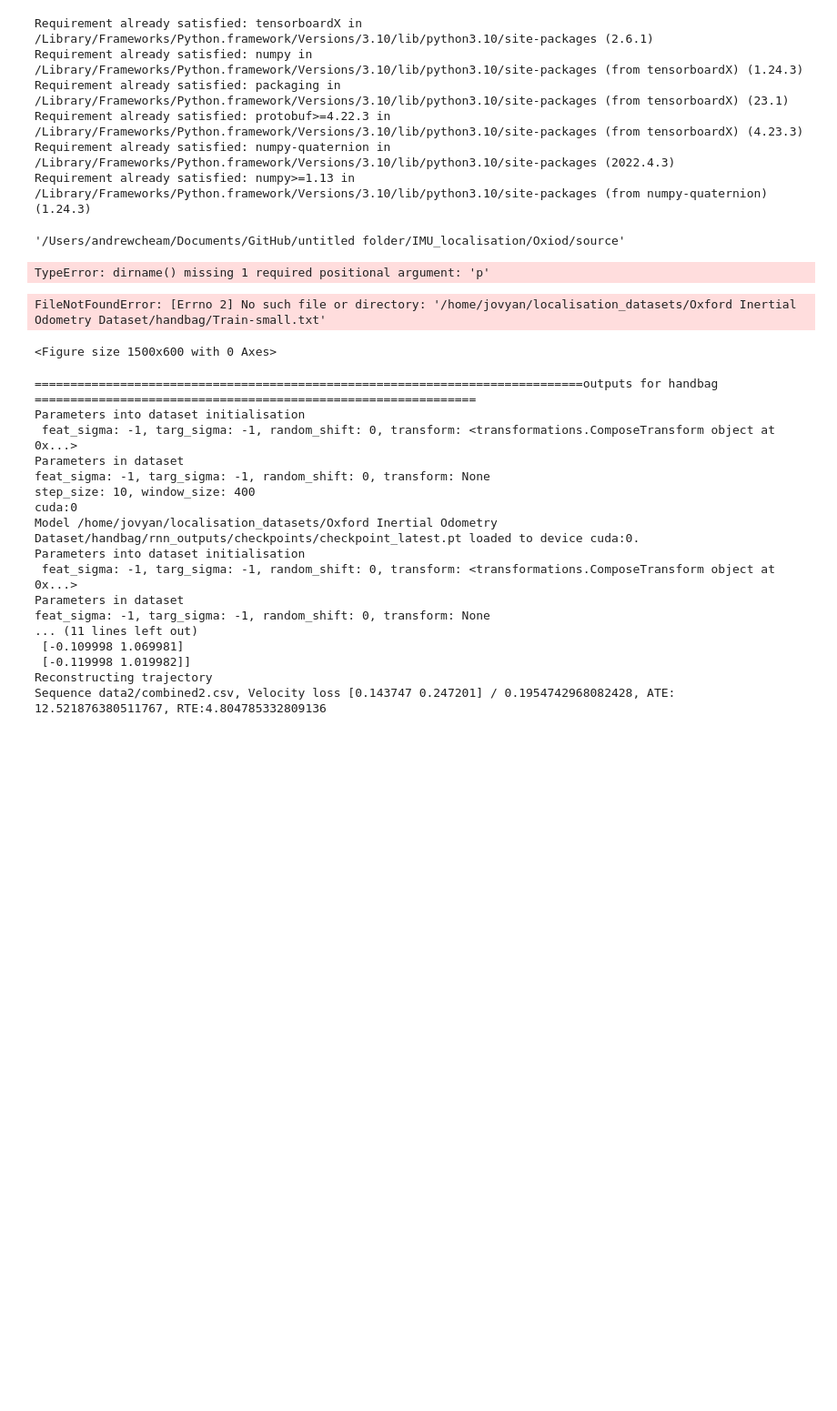
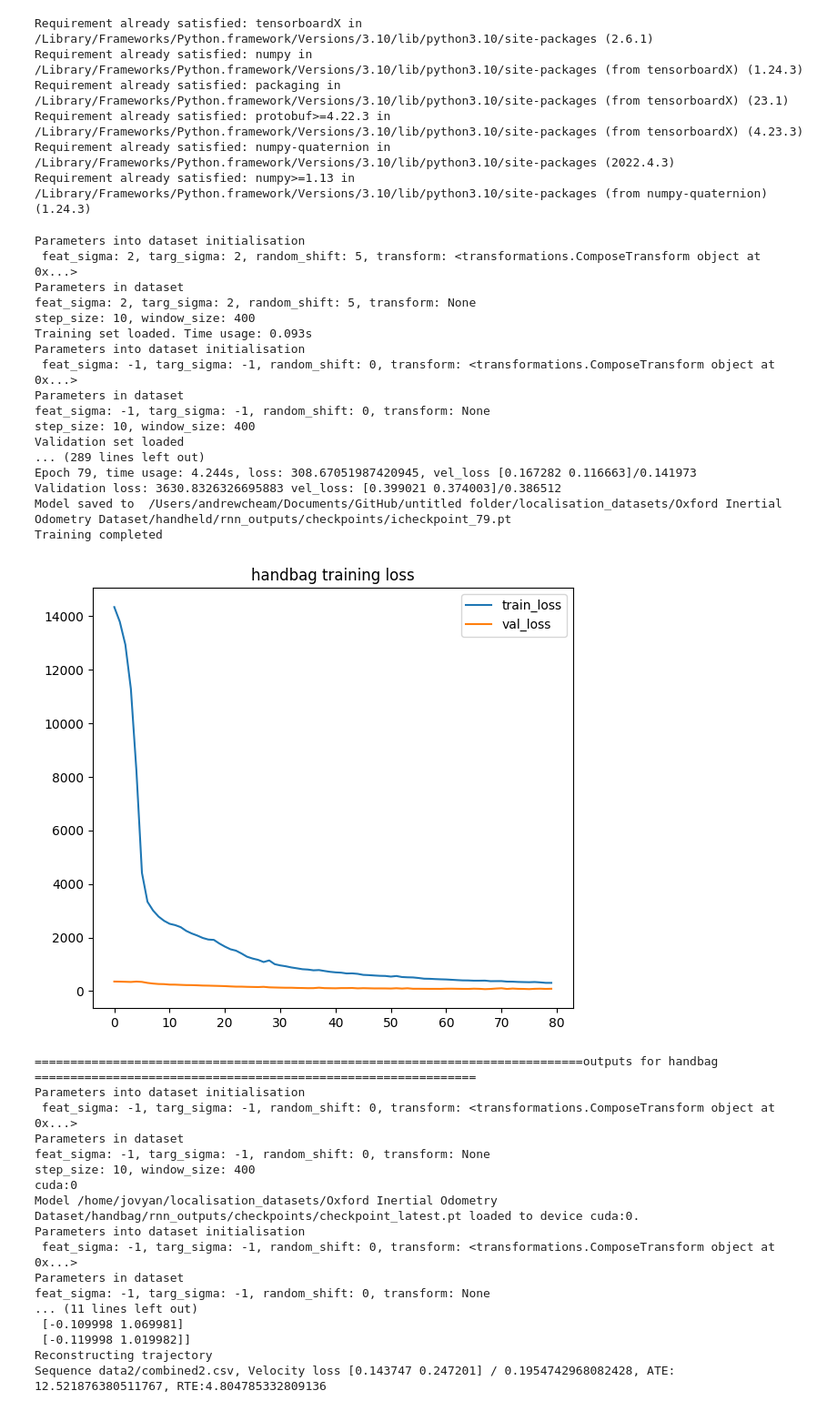
Before and after one commit to AndrewCheam/IMU_localisation, a Jupyter notebook: Oxiod/source/Oxiod_RNN.ipynb, the cells around one changed output. Shown: that part at 91% size. Cells and saved outputs as stored; diff of their text form; code cells hidden in the pictures; blank space fills up the shorter version.

Commit message:
added the paths

```diff
--- a/Oxiod/source/Oxiod_RNN.ipynb
+++ b/Oxiod/source/Oxiod_RNN.ipynb
@@ -71,9 +71,11 @@ class RNNModel(nn.Module):
 import argparse
 args = argparse.Namespace()
 
+dataset_folder = osp.join(Path(os.getcwd()).parents[2], 'localisation_datasets')
+
 #Paths to different files
 args.type = 'rnn' #choices=['tcn', 'lstm', 'lstm_bi']
-args.root_dir = '/home/jovyan/localisation_datasets/Oxford Inertial Odometry Dataset/handheld'
+args.root_dir = osp.join(dataset_folder, 'Oxford Inertial Odometry Dataset/handheld')
 args.train_list = osp.join(args.root_dir, 'Train.txt')
 args.val_list = osp.join(args.root_dir, 'Validation.txt')
 args.test_list = osp.join(args.root_dir, 'Test.txt')
@@ -578,36 +580,44 @@ def test(args, **kwargs):
     measure = format_string('ATE', 'RTE', sep='\t')
     values = format_string(np.mean(ate_all), np.mean(rte_all), sep='\t')
     print(measure, '\n', values)
-# %%
-os.getcwd()
-# %% [output]
-'/Users/andrewcheam/Documents/GitHub/untitled folder/IMU_localisation/Oxiod/source'
-# %%
-osp.dirname()
-# %% [output]
-TypeError: dirname() missing 1 required positional argument: 'p'
 # %%
 #data_path_list = ['handbag', 'handheld', 'pocket', 'running', 'slow walking', 'trolley', 'large scale']
 data_path_list = ['handbag']
 i = 1
 fig = plt.figure(figsize=(15, 6))
 fig.tight_layout()
 for data in data_path_list:
-    args.root_dir = osp.join('/home/jovyan/localisation_datasets/Oxford Inertial Odometry Dataset', data)
+    args.root_dir = osp.join(dataset_folder, 'Oxford Inertial Odometry Dataset/handheld')
     args.train_list = osp.join(args.root_dir, 'Train-small.txt')
     args.val_list = osp.join(args.root_dir, 'Validation.txt')
     args.model_path = osp.join(args.out_dir, 'checkpoints/checkpoint_latest.pt')
     args.out_dir = osp.join(args.root_dir, args.type + '_outputs')
     train_losses, val_losses = train(args)
     plt.subplot(math.ceil(len(data_path_list) / 2), 2 , i)
     plt.plot(train_losses)
     plt.plot(val_losses)
     plt.title(data+' training loss')
     plt.legend(['train_loss', 'val_loss'])
     i += 1
 # %% [output]
-FileNotFoundError: [Errno 2] No such file or directory: '/home/jovyan/localisation_datasets/Oxford Inertial Odometry Dataset/handbag/Train-small.txt'
+Parameters into dataset initialisation
+ feat_sigma: 2, targ_sigma: 2, random_shift: 5, transform: <transformations.ComposeTransform object at 0x...>
+Parameters in dataset
+feat_sigma: 2, targ_sigma: 2, random_shift: 5, transform: None
+step_size: 10, window_size: 400
+Training set loaded. Time usage: 0.093s
+Parameters into dataset initialisation
+ feat_sigma: -1, targ_sigma: -1, random_shift: 0, transform: <transformations.ComposeTransform object at 0x...>
+Parameters in dataset
+feat_sigma: -1, targ_sigma: -1, random_shift: 0, transform: None
+step_size: 10, window_size: 400
+Validation set loaded
+... (289 lines left out)
+Epoch 79, time usage: 4.244s, loss: 308.67051987420945, vel_loss [0.167282 0.116663]/0.141973
+Validation loss: 3630.8326326695883 vel_loss: [0.399021 0.374003]/0.386512
+Model saved to  /Users/andrewcheam/Documents/GitHub/untitled folder/localisation_datasets/Oxford Inertial Odometry Dataset/handheld/rnn_outputs/checkpoints/icheckpoint_79.pt
+Training completed
-<Figure size 1500x600 with 0 Axes>
+[figure, added]
 # %%
 args.saveAnim = False
 args.batch_size = 1
```
Also changed, not shown: 2 other files.
